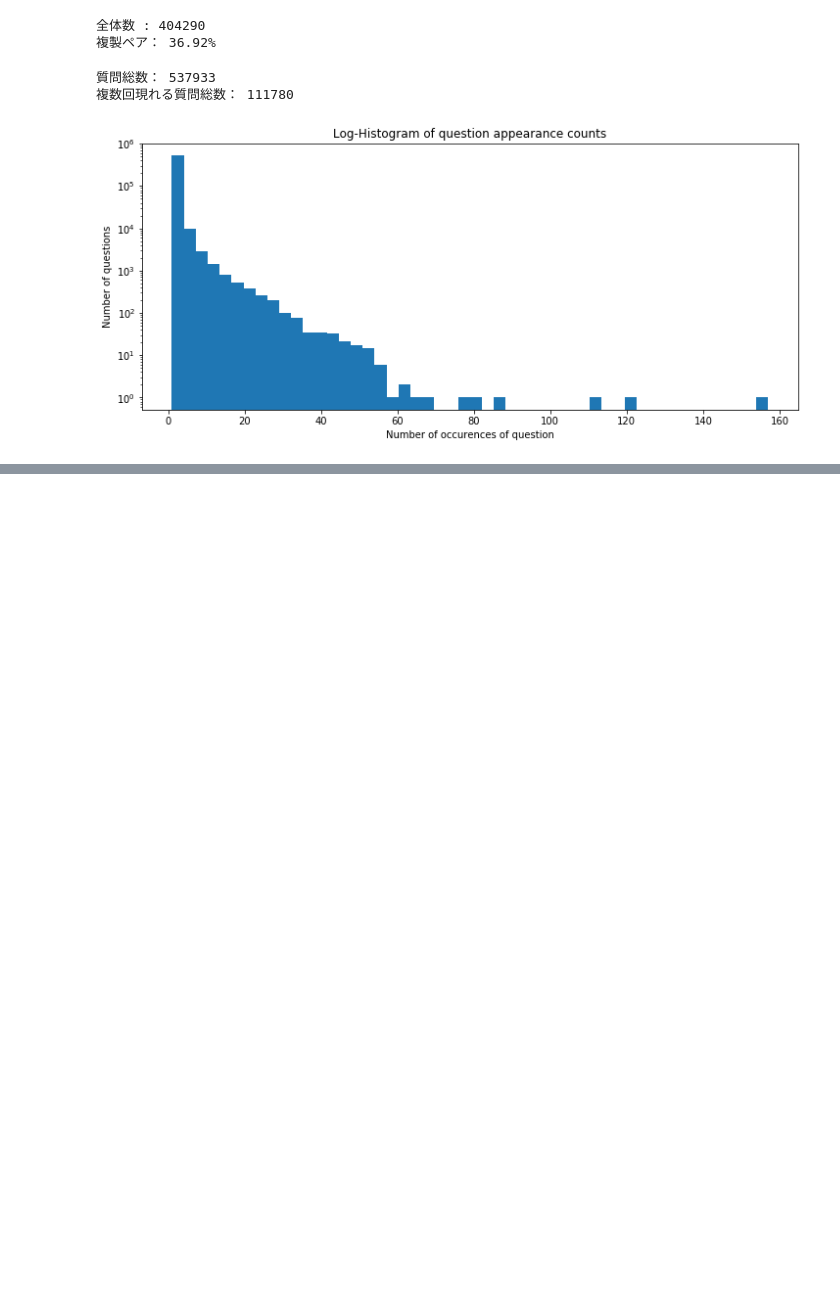
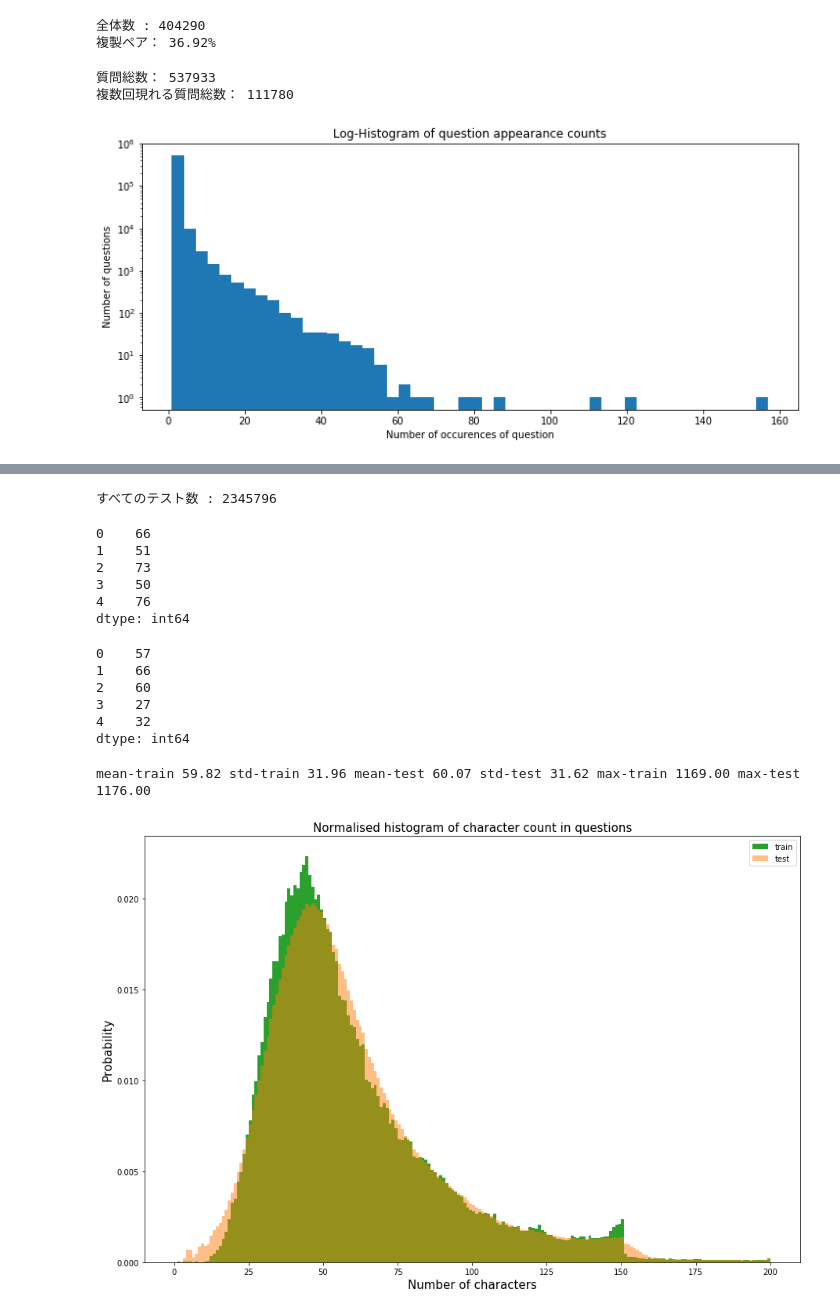
Before and after one commit to sanoyo/kaggle-quora-question-pairs, a Jupyter notebook: Data_Analysis_XGBoost_Starte/data.ipynb, the cells around one changed output, grey strips where cells are left out. Cells and saved outputs as stored; diff of their text form; code cells hidden in the pictures; blank space fills up the shorter version.

```diff
--- a/Data_Analysis_XGBoost_Starte/data.ipynb
+++ b/Data_Analysis_XGBoost_Starte/data.ipynb
@@ -57,0 +60,3 @@ print()
+# %%
+df_test = pd.read_csv("../csv/test.csv")
+df_test.head()
@@ -57,0 +70,42 @@ print()
+# %%
+print("すべてのテスト数 : {}".format(len(df_test)))
+# %% [output]
+すべてのテスト数 : 2345796
+# %%
+# question1とquestion2をくっつける
+train_qs = pd.Series(df_train['question1'].tolist() + df_train['question2'].tolist()).astype(str)
+test_qs = pd.Series(df_test['question1'].tolist() + df_test['question2'].tolist()).astype(str)
+# %%
+dist_train = train_qs.apply(len)
+dist_train.head()
+# %% [output]
+0    66
+1    51
+2    73
+3    50
+4    76
+dtype: int64
+# %%
+dist_test = test_qs.apply(len)
+dist_test.head()
+# %% [output]
+0    57
+1    66
+2    60
+3    27
+4    32
+dtype: int64
+# %%
+plt.figure(figsize=(15, 10))
+plt.hist(dist_train, bins=200, range=[0, 200], color=pal[2], normed=True, label='train')
+plt.hist(dist_test, bins=200, range=[0, 200], color=pal[1], normed=True, alpha=0.5, label='test')
+plt.title('Normalised histogram of character count in questions', fontsize=15)
+plt.legend()
+plt.xlabel('Number of characters', fontsize=15)
+plt.ylabel('Probability', fontsize=15)
+
+print('mean-train {:.2f} std-train {:.2f} mean-test {:.2f} std-test {:.2f} max-train {:.2f} max-test {:.2f}'.format(dist_train.mean(),
+                          dist_train.std(), dist_test.mean(), dist_test.std(), dist_train.max(), dist_test.max()))
+# %% [output]
+mean-train 59.82 std-train 31.96 mean-test 60.07 std-test 31.62 max-train 1169.00 max-test 1176.00
+[figure, added]
```
Also changed, not shown: parts of 9 cells of this notebook.
